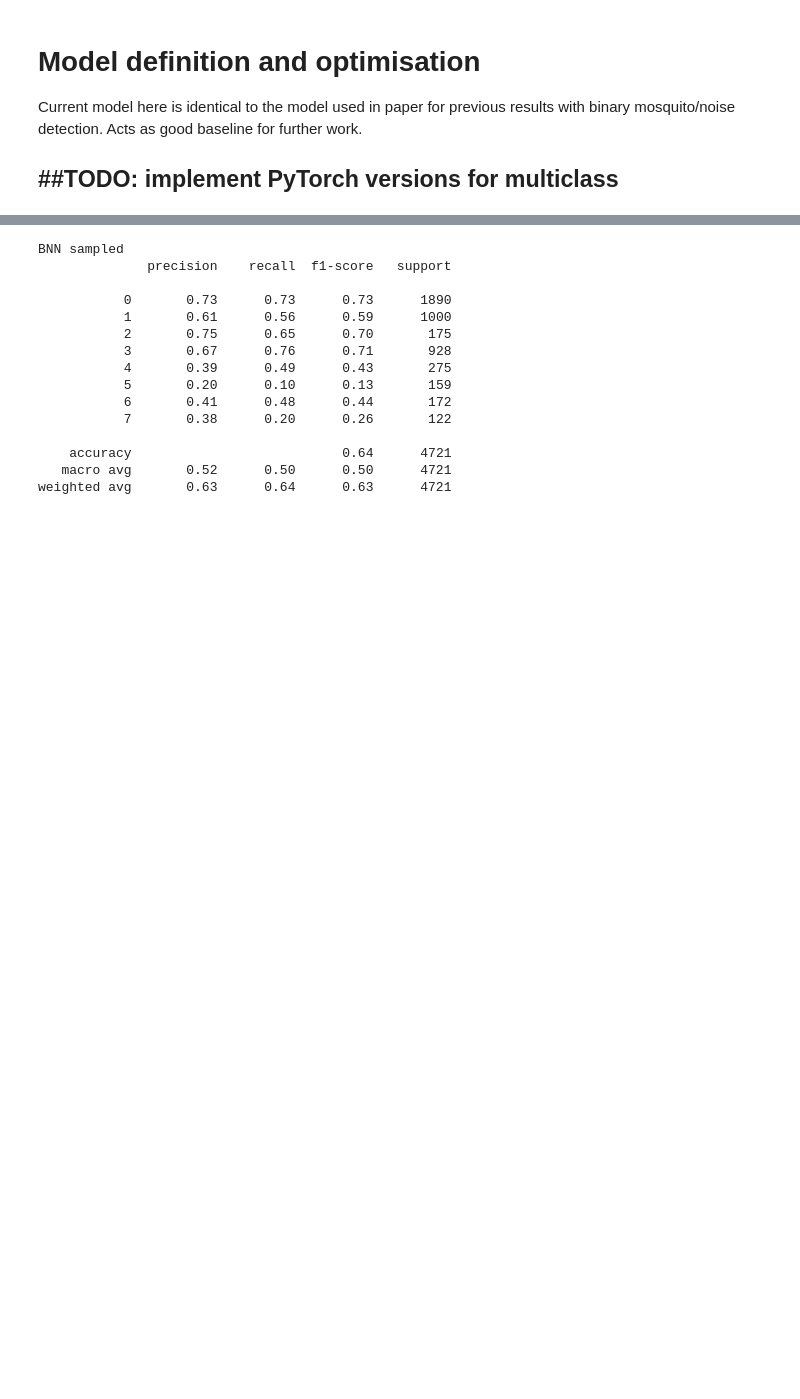
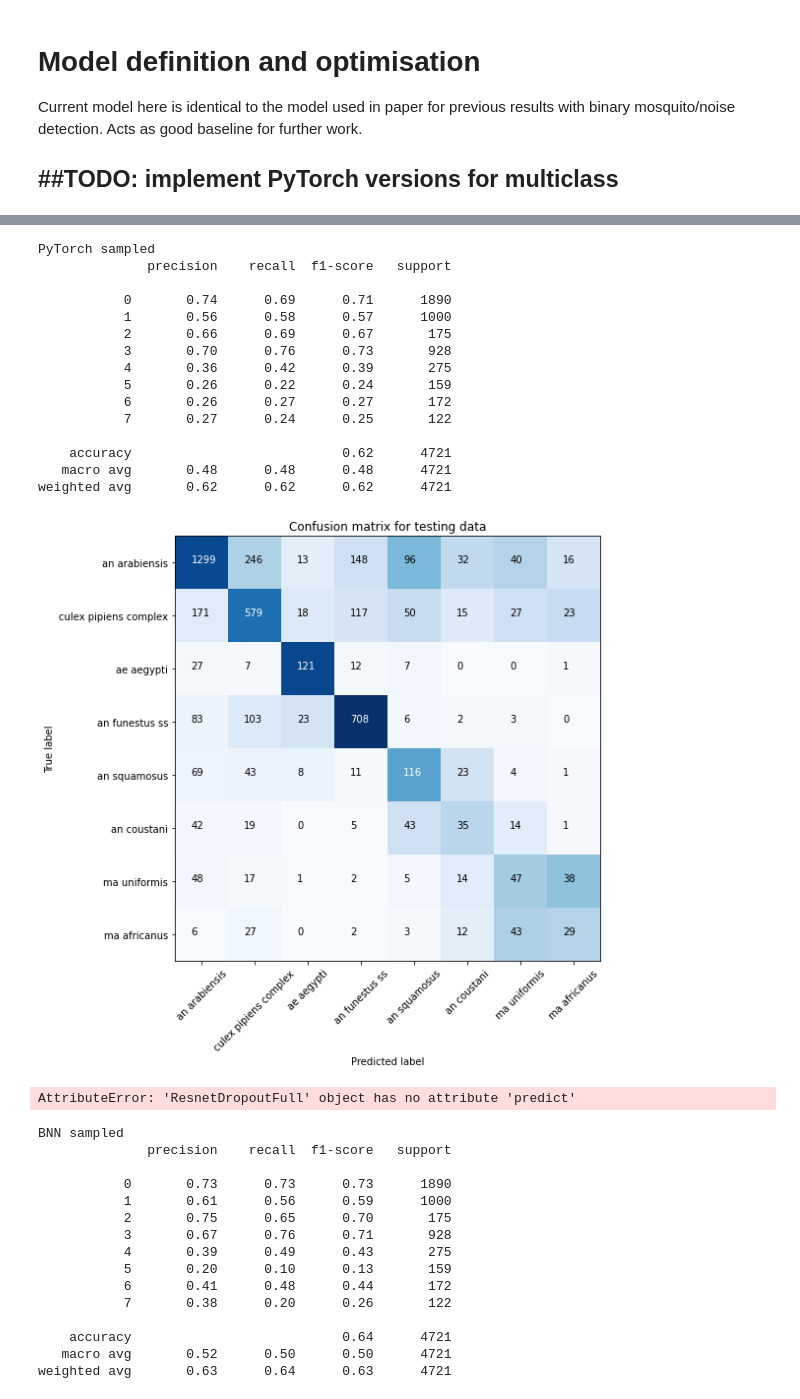
Before and after one commit to HumBug-Mosquito/HumBugDB, a Jupyter notebook: notebooks/species_classification.ipynb, the cells around one changed output, grey strips where cells are left out. Drawn from its saved outputs; the diff is of its cells as text; code cells hidden in the pictures; blank space fills up the shorter version.

```diff
--- a/notebooks/species_classification.ipynb
+++ b/notebooks/species_classification.ipynb
@@ -219,0 +291,2 @@ model = load_model(filepath)
+# %%
+preds_list = evaluate_model(model,X_test_CNN,y_test_CNN,30)
@@ -220,11 +311,39 @@ model = load_model(filepath)
+# %%
+# PyTorch
+
+print('PyTorch sampled')
+from sklearn.metrics import classification_report,confusion_matrix
+
+cnf_matrix = confusion_matrix(y_test_CNN, np.argmax(np.mean(preds_list,axis=0), axis=1))
+plot_confusion_matrix_multiclass(cnf_matrix, 'Confusion matrix for testing data', classes)
+print(classification_report(y_test_CNN, np.argmax(np.mean(preds_list,axis=0), axis=1)))
+# %% [output]
+PyTorch sampled
+              precision    recall  f1-score   support
+
+           0       0.74      0.69      0.71      1890
+           1       0.56      0.58      0.57      1000
+           2       0.66      0.69      0.67       175
+           3       0.70      0.76      0.73       928
+           4       0.36      0.42      0.39       275
+           5       0.26      0.22      0.24       159
+           6       0.26      0.27      0.27       172
+           7       0.27      0.24      0.25       122
+
+    accuracy                           0.62      4721
+   macro avg       0.48      0.48      0.48      4721
+weighted avg       0.62      0.62      0.62      4721
+[figure, added]
 # %%
 # Sample predictions from BNN. To save time, when analysing quick configurations, set samples to N=10
 
-BNN_samples = 30
+BNN_samples = 3
 preds_list = []
 for i in range(BNN_samples):
     preds_values = model.predict(X_test_CNN)
     preds_list.append(preds_values)
+# %% [output]
+AttributeError: 'ResnetDropoutFull' object has no attribute 'predict'
 # %%
 print('BNN sampled')
 from sklearn.metrics import classification_report,confusion_matrix
```
Also changed, not shown: parts of 15 cells of this notebook, 5 other files.
